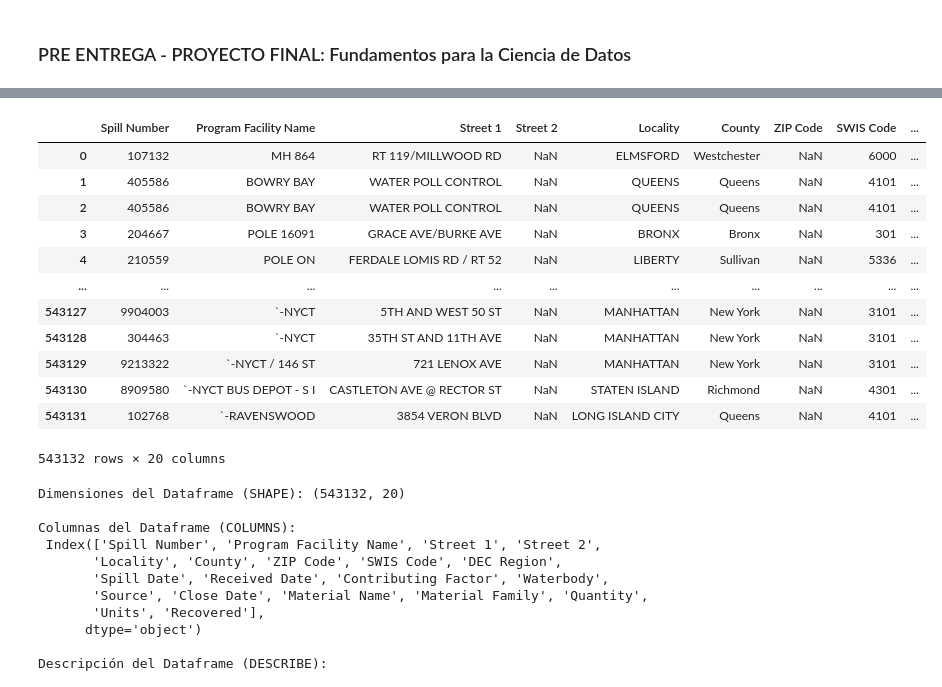
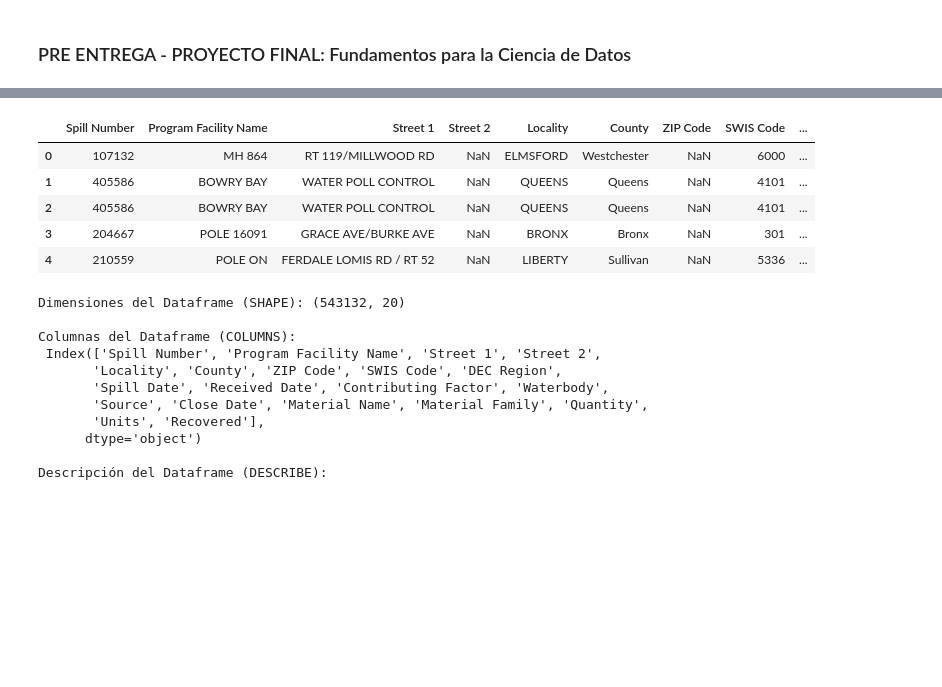
Before and after one commit to Estefi73/Data_Science, a Jupyter notebook: ProyectoDS_Partel_Ochoa.ipynb, the cells around one changed output, grey strips where cells are left out. Cells and saved outputs as stored; diff of their text form; code cells hidden in the pictures; blank space fills up the shorter version.

```diff
--- a/ProyectoDS_Partel_Ochoa.ipynb
+++ b/ProyectoDS_Partel_Ochoa.ipynb
@@ -35,21 +38,14 @@ import seaborn as sns
 # %%
 # ---------- Cargamos el dataset ----------
 df_spill = pd.read_csv('Spill_Incidents.csv',sep=',')
-df_spill
+df_spill.head()
 # %% [output]
 |  | Spill Number | Program Facility Name | Street 1 | Street 2 | Locality | County | ZIP Code | SWIS Code | ... |
 | 0 | 107132 | MH 864 | RT 119/MILLWOOD RD | NaN | ELMSFORD | Westchester | NaN | 6000 | ... |
 | 1 | 405586 | BOWRY BAY | WATER POLL CONTROL | NaN | QUEENS | Queens | NaN | 4101 | ... |
 | 2 | 405586 | BOWRY BAY | WATER POLL CONTROL | NaN | QUEENS | Queens | NaN | 4101 | ... |
 | 3 | 204667 | POLE 16091 | GRACE AVE/BURKE AVE | NaN | BRONX | Bronx | NaN | 301 | ... |
 | 4 | 210559 | POLE ON | FERDALE LOMIS RD / RT 52 | NaN | LIBERTY | Sullivan | NaN | 5336 | ... |
-| ... | ... | ... | ... | ... | ... | ... | ... | ... | ... |
-| 543127 | 9904003 | `-NYCT | 5TH AND WEST 50 ST | NaN | MANHATTAN | New York | NaN | 3101 | ... |
-| 543128 | 304463 | `-NYCT | 35TH ST AND 11TH AVE | NaN | MANHATTAN | New York | NaN | 3101 | ... |
-| 543129 | 9213322 | `-NYCT / 146 ST | 721 LENOX AVE | NaN | MANHATTAN | New York | NaN | 3101 | ... |
-| 543130 | 8909580 | `-NYCT BUS DEPOT - S I | CASTLETON AVE @ RECTOR ST | NaN | STATEN ISLAND | Richmond | NaN | 4301 | ... |
-| 543131 | 102768 | `-RAVENSWOOD | 3854 VERON BLVD | NaN | LONG ISLAND CITY | Queens | NaN | 4101 | ... |
-543132 rows × 20 columns
 # %%
 # ---------- Obtenemos información del dataset ----------
 print('Dimensiones del Dataframe (SHAPE):',df_spill.shape,'\n')
```
Also changed, not shown: parts of 16 cells of this notebook.
